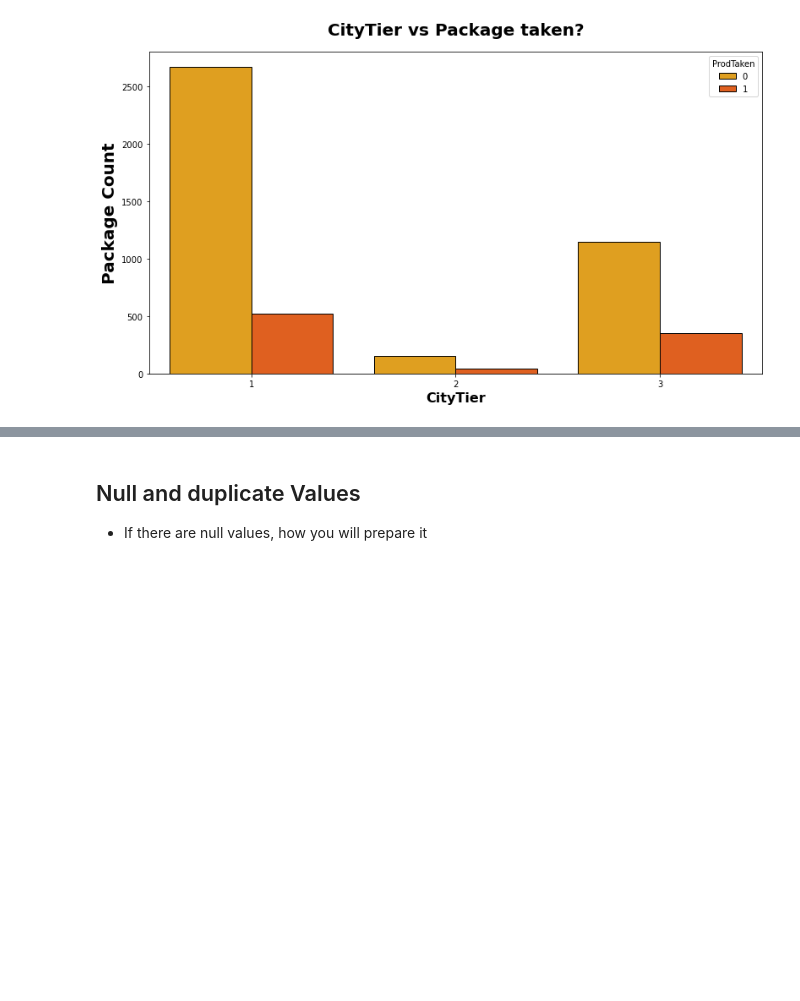
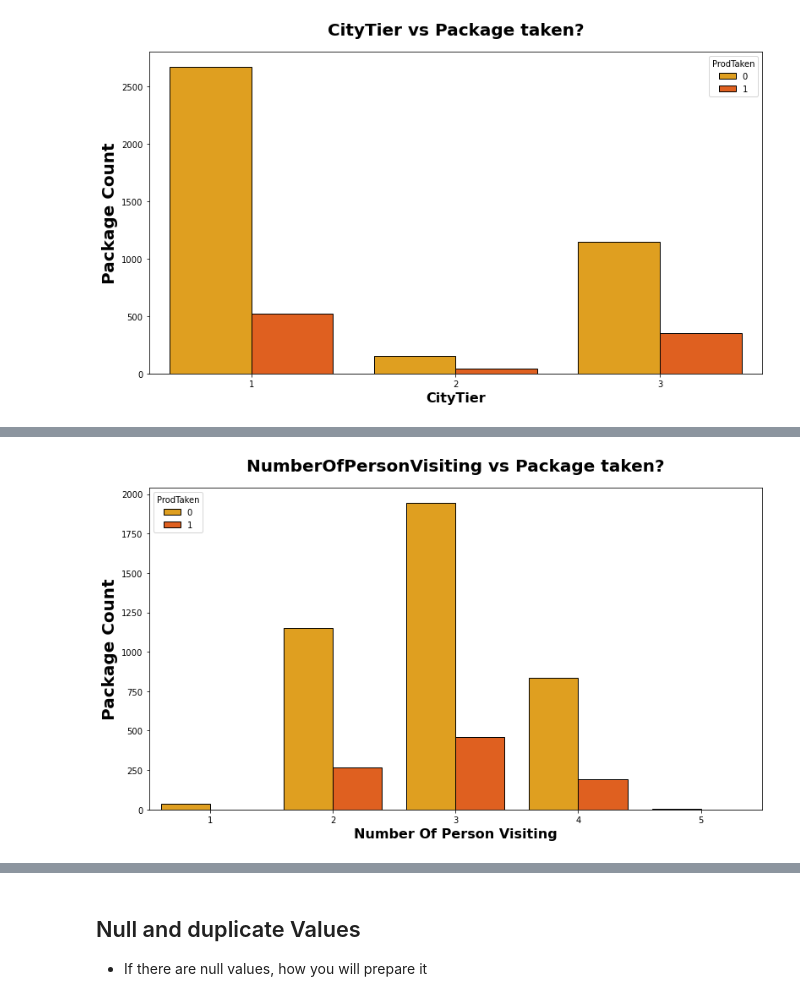
Before and after one commit to wasimmadha/tourism_package, a Jupyter notebook: notebooks/Data Exploration.ipynb, the cells around one changed output, grey strips where cells are left out. Cells and saved outputs as stored; diff of their text form; code cells hidden in the pictures; blank space fills up the shorter version.

```diff
--- a/notebooks/Data Exploration.ipynb
+++ b/notebooks/Data Exploration.ipynb
@@ -191,0 +279,9 @@ plt.show()
+# %%
+plt.subplots(figsize=(13,7))
+sns.countplot(x="NumberOfPersonVisiting",hue="ProdTaken", data= df,ec = "black",palette="autumn_r")
+plt.title("NumberOfPersonVisiting vs Package taken?", weight="bold",fontsize=20, pad=20)
+plt.ylabel("Package Count", weight="bold", fontsize=20)
+plt.xlabel("Number Of Person Visiting", weight="bold", fontsize=16)
+plt.show()
+# %% [output]
+[figure, added]
```
Also changed, not shown: parts of 29 cells of this notebook.
